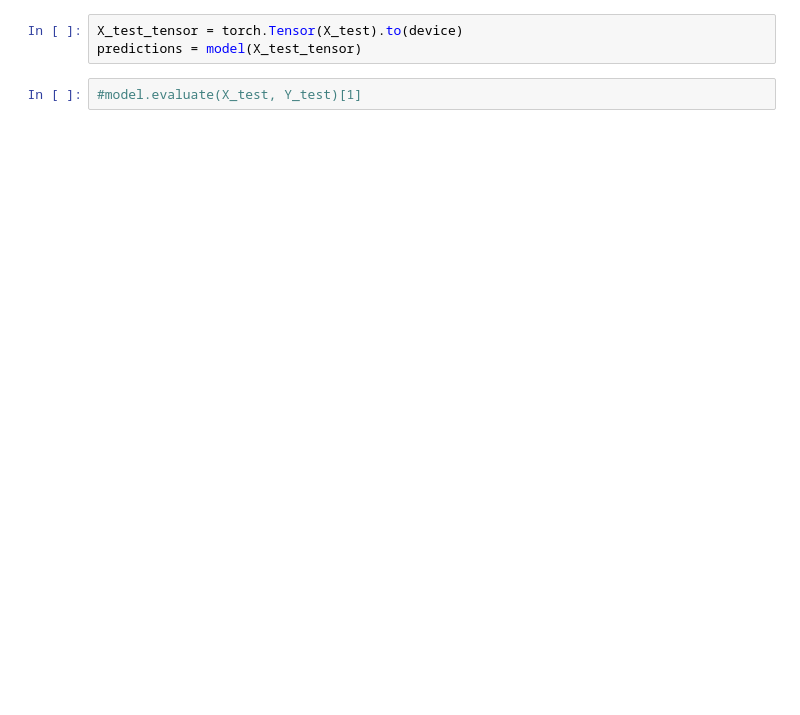
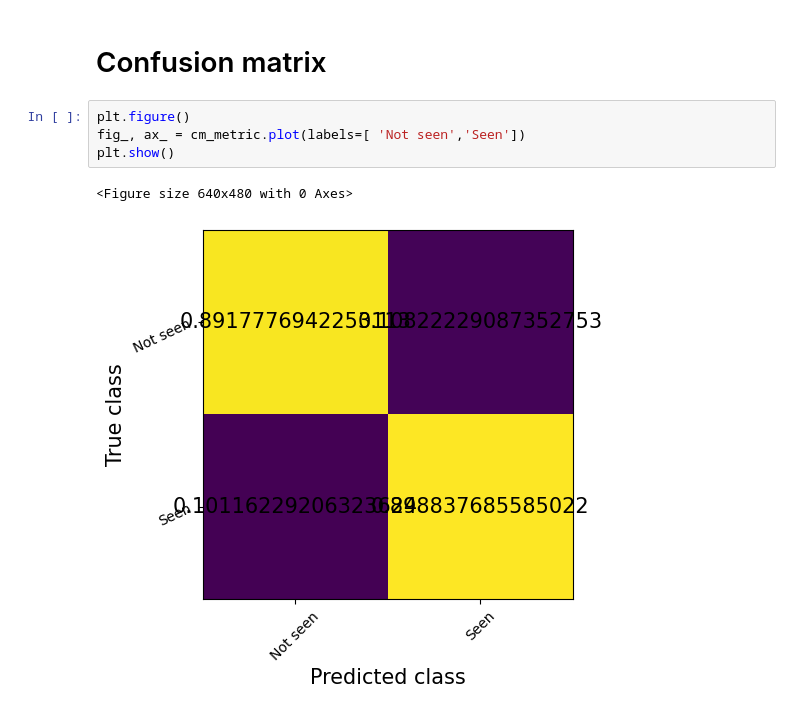
Before and after one commit to EmmaAlexander/mphys-moon, a Jupyter notebook: Code/moon_visibility_NN.ipynb, the cells around one changed output. Saved outputs shown, nothing was run; the diff lists cells and outputs as text; blank space fills up the shorter version.

```diff
--- a/Code/moon_visibility_NN.ipynb
+++ b/Code/moon_visibility_NN.ipynb
@@ -255,5 +239,9 @@ Final accuracy is 0.9583333333333334
-# %%
-X_test_tensor = torch.Tensor(X_test).to(device)
-predictions = model(X_test_tensor)
-# %%
-#model.evaluate(X_test, Y_test)[1]
+# %% [markdown]
+# Confusion matrix
+# %%
+plt.figure()
+fig_, ax_ = cm_metric.plot(labels=[ 'Not seen','Seen'])
+plt.show()
+# %% [output]
+<Figure size 640x480 with 0 Axes>
+[figure, added]
```
Also changed, not shown: parts of 22 cells of this notebook, 11 other files.
